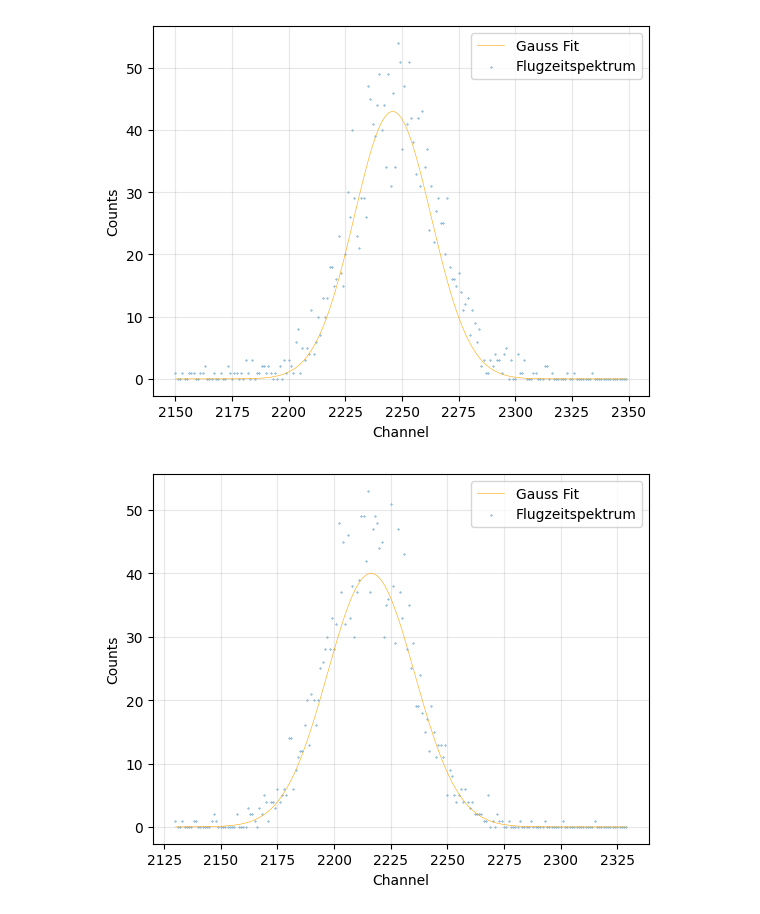
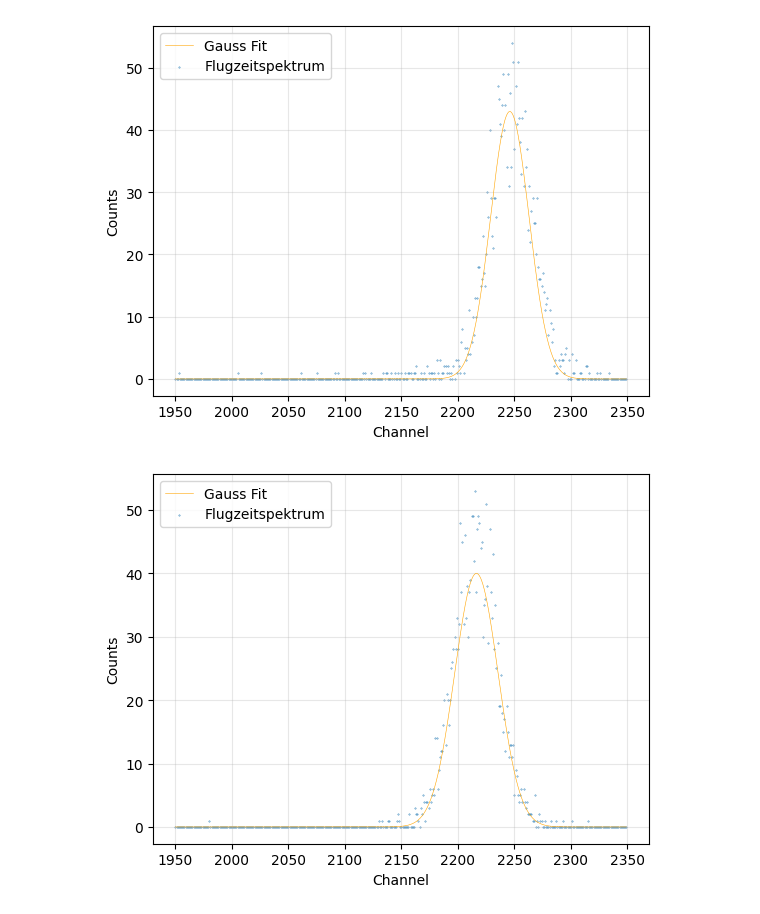
Before and after one commit to Moritz-Wald/GammaGamma, a Jupyter notebook: Zeitauflösung_BAF2.ipynb, the cells around one changed output. Cells and saved outputs as stored; diff of their text form; code cells hidden in the pictures.

Commit message:
Spectra and fixed time/energy resolution

```diff
--- a/Zeitauflösung_BAF2.ipynb
+++ b/Zeitauflösung_BAF2.ipynb
@@ -10,16 +10,18 @@ dists = np.array([5, 10, 16, 22, 28, 34, 40]) # in cm
 files = [f"data/Zeitkalibrierung-Na22-BaF2-{d}cm.Spe" for d in dists]
 # %%
 from lmfit.models import GaussianModel
-def get_time_center(filepath: str, num: int):
+
+
+def get_time_center(filepath: str):
     data, _ = load_data(filepath, only_roi=False)
-    roi = np.arange(2150, 2350) - num * 20
+    roi = np.arange(1950, 2350)
     data = data[roi]
     model = GaussianModel()
 
     # uncertainty of mcb is <1% differential nonlinearity, choose worst case
     adapted_data = data * 0.01
     adapted_data[adapted_data == 0.] = 1
-    weights = np.array(1.0/adapted_data)
+    weights = np.array(1.0 / adapted_data)
 
     init_values = {
         'amplitude': {'value': 1900, 'min': 0, 'max': 2200},
@@ -28,8 +30,8 @@ def get_time_center(filepath: str, num: int):
     }
     params = model.make_params(**init_values)
     result = model.fit(data, params, x=list(roi), weights=weights)
-    # efine = result.eval_uncertainty(t=roi, sigma=2)
-    # pfine = result.dely_predicted
+    efine = result.eval_uncertainty(t=roi, sigma=2)
+    pfine = result.dely_predicted
     fitted_params = result.params
     # fitted_params.pretty_print()
 
@@ -46,15 +48,18 @@ def get_time_center(filepath: str, num: int):
     plt.show()
 
     center = ufloat(fitted_params['center'].value, fitted_params['center'].stderr)
-    return center
+    fwhm = ufloat(fitted_params['fwhm'].value, fitted_params['fwhm'].stderr)
+    return [center, fwhm]
 # %%
 vals = []
 stds = []
-centers = [get_time_center(file, num) for num, file in enumerate(files)]
+data = np.array([get_time_center(file) for file in files]).T
+centers = data[0]
+fwhms = data[1]
 for c in centers:
     vals.append(c.n)
     stds.append(c.s)
 centers = unp.uarray(vals, stds)
 # %% [output]
-[figure, old version]
+[figure, new version]
-[figure, old version]
+[figure, new version]
```
Also changed, not shown: parts of 11 cells of this notebook, 10 other files.
